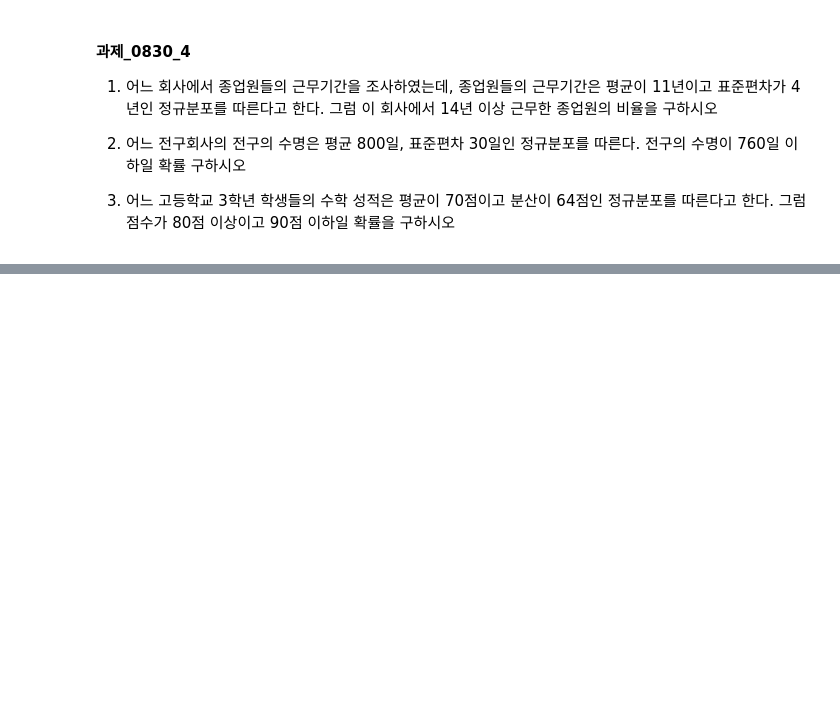
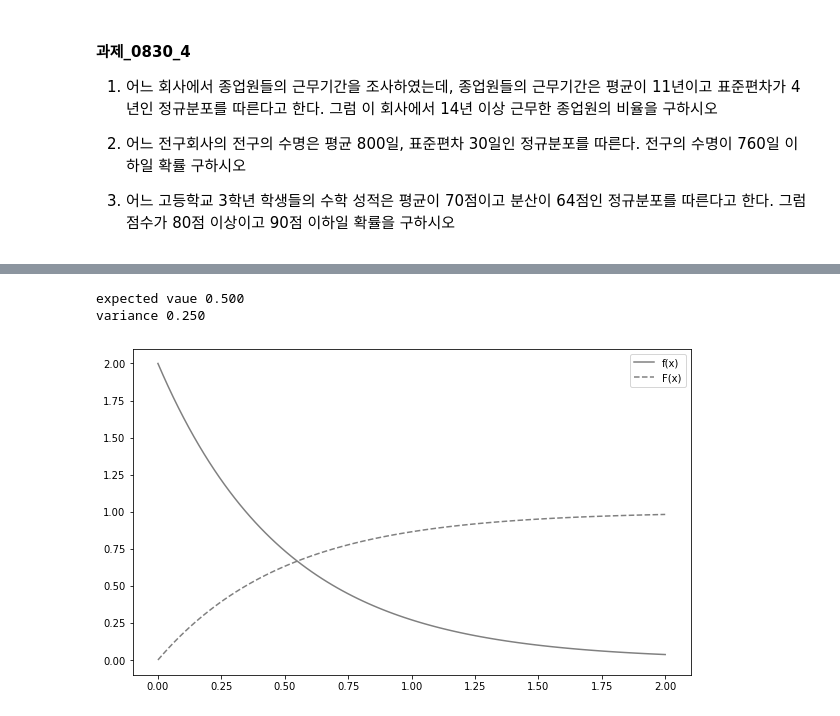
Before and after one commit to ddeodeok/cakd7, a Jupyter notebook: m3_통계/Stat_2.ipynb, the cells around one changed output, grey strips where cells are left out. Saved outputs shown, nothing was run; the diff lists cells and outputs as text; code cells hidden in the pictures; blank space fills up the shorter version.

```diff
--- a/m3_통계/Stat_2.ipynb
+++ b/m3_통계/Stat_2.ipynb
@@ -540,0 +551,23 @@ rv.cdf(2) - rv.cdf(-2)
+# %%
+import numpy as np
+# 파이썬 코드로 만들기
+def Ex(lam):
+    x_range = [0, np.inf]
+    def f(x):
+        if x>= 0:
+            return lam* np.exp(-lam*x)
+        else:
+            return 0
+    return x_range, f
+# %%
+lam = 2
+X = Ex(lam)
+# %%
+check_prob(X)
+# %% [output]
+expected vaue 0.500
+variance 0.250
+# %%
+plot_prob(X,0,2)
+# %% [output]
+[figure, added]
```
Also changed, not shown: parts of 20 cells of this notebook, 4 other files.
